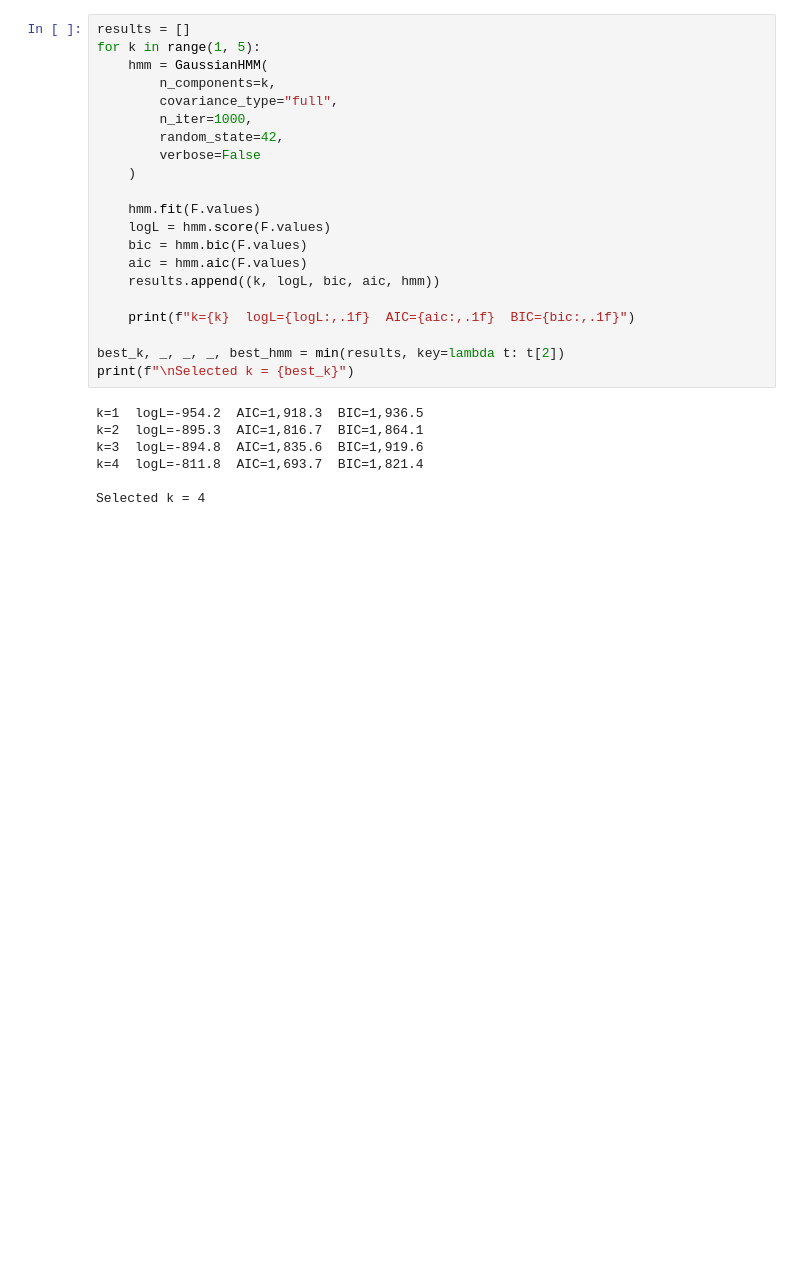
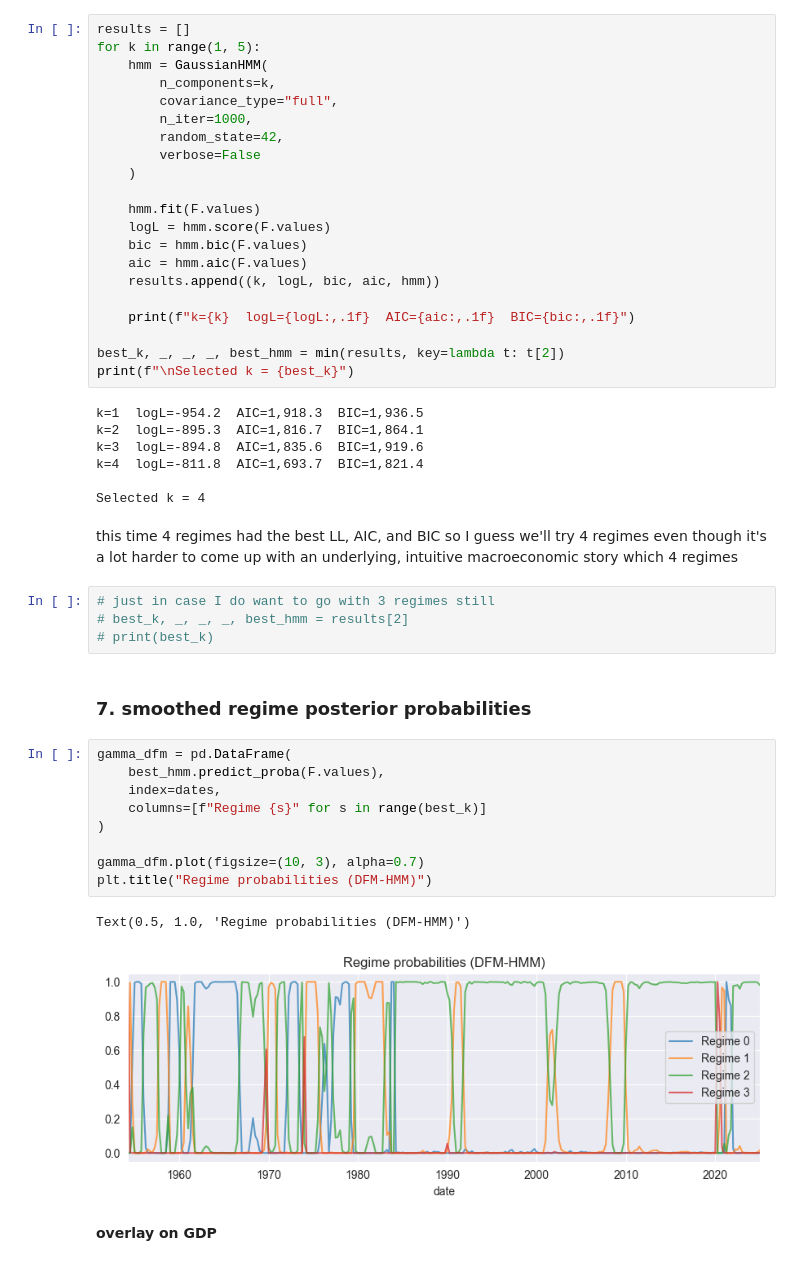
Before and after one commit to BramBouma/markov-switching, a Jupyter notebook: Multivariate/DFM-GaussianHMM.ipynb, the cells around one changed output. Drawn from its saved outputs; the diff is of its cells as text; blank space fills up the shorter version.

```diff
--- a/Multivariate/DFM-GaussianHMM.ipynb
+++ b/Multivariate/DFM-GaussianHMM.ipynb
@@ -122,3 +127,25 @@ k=3  logL=-894.8  AIC=1,835.6  BIC=1,919.6
 k=4  logL=-811.8  AIC=1,693.7  BIC=1,821.4
 
 Selected k = 4
+# %% [markdown]
+this time 4 regimes had the best LL, AIC, and BIC so I guess we'll try 4 regimes even though it's a lot harder to come up with an underlying, intuitive macroeconomic story which 4 regimes
+# %%
+# just in case I do want to go with 3 regimes still
+# best_k, _, _, _, best_hmm = results[2]
+# print(best_k)
+# %% [markdown]
+### 7. smoothed regime posterior probabilities
+# %%
+gamma_dfm = pd.DataFrame(
+    best_hmm.predict_proba(F.values),
+    index=dates,
+    columns=[f"Regime {s}" for s in range(best_k)]
+)
+
+gamma_dfm.plot(figsize=(10, 3), alpha=0.7)
+plt.title("Regime probabilities (DFM-HMM)")
+# %% [output]
+Text(0.5, 1.0, 'Regime probabilities (DFM-HMM)')
+[figure, added]
+# %% [markdown]
+**overlay on GDP**
```
Also changed, not shown: parts of 12 cells of this notebook, 4 other files.
